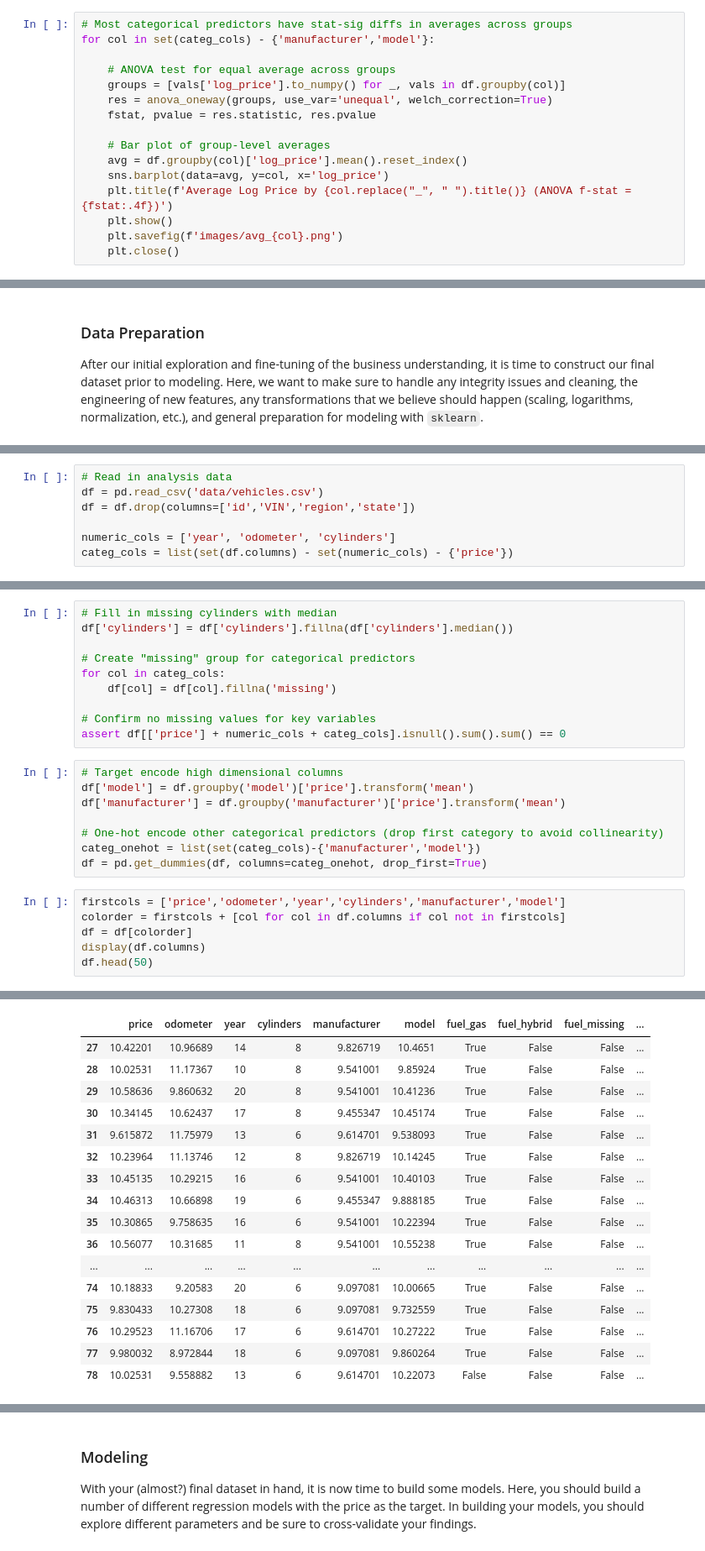
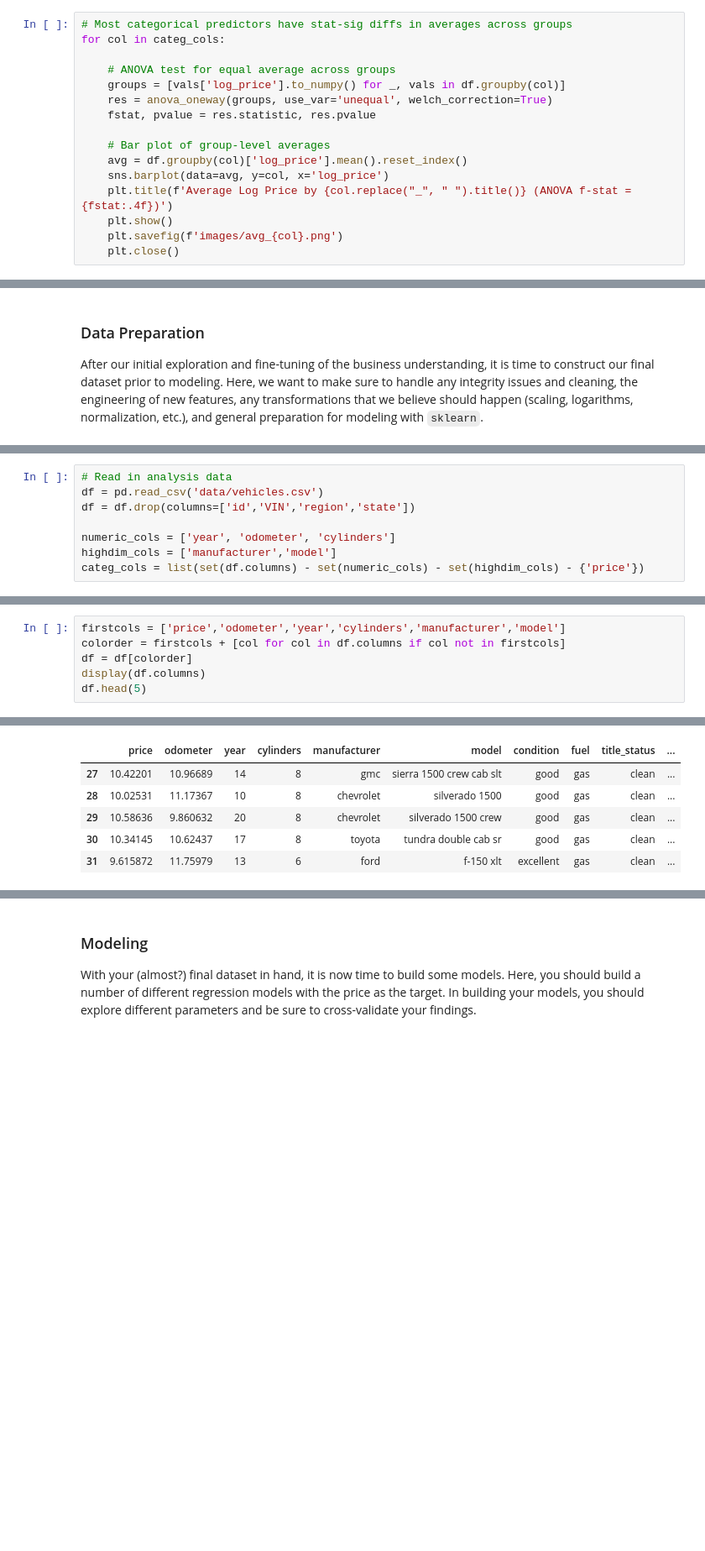
Before and after one commit to rosschu/placeholder2, a Jupyter notebook: usedcars.ipynb, the cells around one changed output, grey strips where cells are left out. Shown: that part at 84% size. Drawn from its saved outputs; the diff is of its cells as text; blank space fills up the shorter version.

```diff
--- a/usedcars.ipynb
+++ b/usedcars.ipynb
@@ -271,6 +295,6 @@ for col in numeric_cols:
 # %%
 # Most categorical predictors have stat-sig diffs in averages across groups
-for col in set(categ_cols) - {'manufacturer','model'}:
+for col in categ_cols:
 
     # ANOVA test for equal average across groups
     groups = [vals['log_price'].to_numpy() for _, vals in df.groupby(col)]
@@ -303,4 +333,5 @@ df = pd.read_csv('data/vehicles.csv')
 df = df.drop(columns=['id','VIN','region','state'])
 
 numeric_cols = ['year', 'odometer', 'cylinders']
-categ_cols = list(set(df.columns) - set(numeric_cols) - {'price'})
+highdim_cols = ['manufacturer','model']
+categ_cols = list(set(df.columns) - set(numeric_cols) - set(highdim_cols) - {'price'})
@@ -342,26 +388,8 @@ df['year'] = df['year'] - 2000
-# %%
-# Fill in missing cylinders with median
-df['cylinders'] = df['cylinders'].fillna(df['cylinders'].median())
-
-# Create "missing" group for categorical predictors
-for col in categ_cols:
-    df[col] = df[col].fillna('missing')
-
-# Confirm no missing values for key variables
-assert df[['price'] + numeric_cols + categ_cols].isnull().sum().sum() == 0
-# %%
-# Target encode high dimensional columns
-df['model'] = df.groupby('model')['price'].transform('mean')
-df['manufacturer'] = df.groupby('manufacturer')['price'].transform('mean')
-
-# One-hot encode other categorical predictors (drop first category to avoid collinearity)
-categ_onehot = list(set(categ_cols)-{'manufacturer','model'})
-df = pd.get_dummies(df, columns=categ_onehot, drop_first=True)
 # %%
 firstcols = ['price','odometer','year','cylinders','manufacturer','model']
 colorder = firstcols + [col for col in df.columns if col not in firstcols]
 df = df[colorder]
 display(df.columns)
-df.head(50)
+df.head(5)
 # %% [output]
 Index(['price', 'odometer', 'year', 'cylinders', 'manufacturer', 'model',
@@ -381,18 +398,7 @@ Index(['price', 'odometer', 'year', 'cylinders', 'manufacturer', 'model',
       dtype='object')
-|  | price | odometer | year | cylinders | manufacturer | model | fuel_gas | fuel_hybrid | fuel_missing | ... |
-| 27 | 10.42201 | 10.96689 | 14 | 8 | 9.826719 | 10.4651 | True | False | False | ... |
-| 28 | 10.02531 | 11.17367 | 10 | 8 | 9.541001 | 9.85924 | True | False | False | ... |
-| 29 | 10.58636 | 9.860632 | 20 | 8 | 9.541001 | 10.41236 | True | False | False | ... |
-| 30 | 10.34145 | 10.62437 | 17 | 8 | 9.455347 | 10.45174 | True | False | False | ... |
-| 31 | 9.615872 | 11.75979 | 13 | 6 | 9.614701 | 9.538093 | True | False | False | ... |
-| 32 | 10.23964 | 11.13746 | 12 | 8 | 9.826719 | 10.14245 | True | False | False | ... |
-| 33 | 10.45135 | 10.29215 | 16 | 6 | 9.541001 | 10.40103 | True | False | False | ... |
-| 34 | 10.46313 | 10.66898 | 19 | 6 | 9.455347 | 9.888185 | True | False | False | ... |
-| 35 | 10.30865 | 9.758635 | 16 | 6 | 9.541001 | 10.22394 | True | False | False | ... |
-| 36 | 10.56077 | 10.31685 | 11 | 8 | 9.541001 | 10.55238 | True | False | False | ... |
-| ... | ... | ... | ... | ... | ... | ... | ... | ... | ... | ... |
-| 74 | 10.18833 | 9.20583 | 20 | 6 | 9.097081 | 10.00665 | True | False | False | ... |
-| 75 | 9.830433 | 10.27308 | 18 | 6 | 9.097081 | 9.732559 | True | False | False | ... |
-| 76 | 10.29523 | 11.16706 | 17 | 6 | 9.614701 | 10.27222 | True | False | False | ... |
-| 77 | 9.980032 | 8.972844 | 18 | 6 | 9.097081 | 9.860264 | True | False | False | ... |
-| 78 | 10.02531 | 9.558882 | 13 | 6 | 9.614701 | 10.22073 | False | False | False | ... |
+|  | price | odometer | year | cylinders | manufacturer | model | condition | fuel | title_status | ... |
+| 27 | 10.42201 | 10.96689 | 14 | 8 | gmc | sierra 1500 crew cab slt | good | gas | clean | ... |
+| 28 | 10.02531 | 11.17367 | 10 | 8 | chevrolet | silverado 1500 | good | gas | clean | ... |
+| 29 | 10.58636 | 9.860632 | 20 | 8 | chevrolet | silverado 1500 crew | good | gas | clean | ... |
+| 30 | 10.34145 | 10.62437 | 17 | 8 | toyota | tundra double cab sr | good | gas | clean | ... |
+| 31 | 9.615872 | 11.75979 | 13 | 6 | ford | f-150 xlt | excellent | gas | clean | ... |
```
Also changed, not shown: parts of 20 cells of this notebook.
